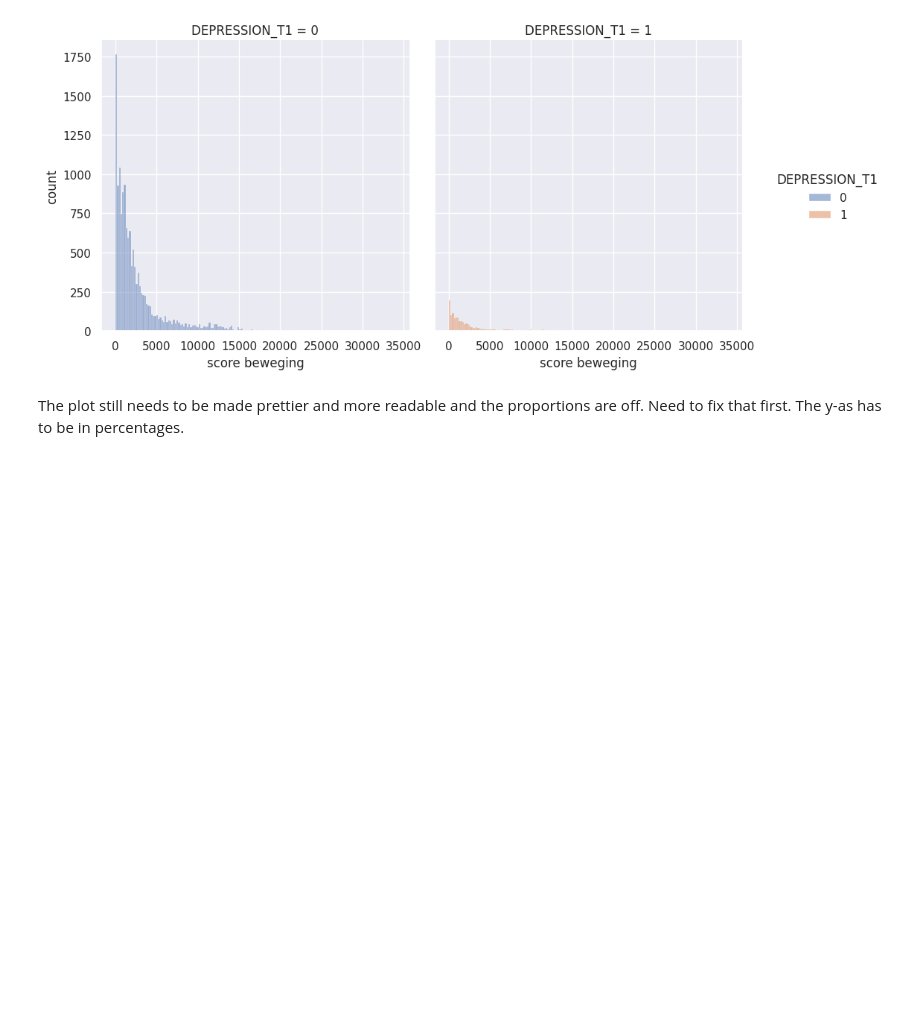
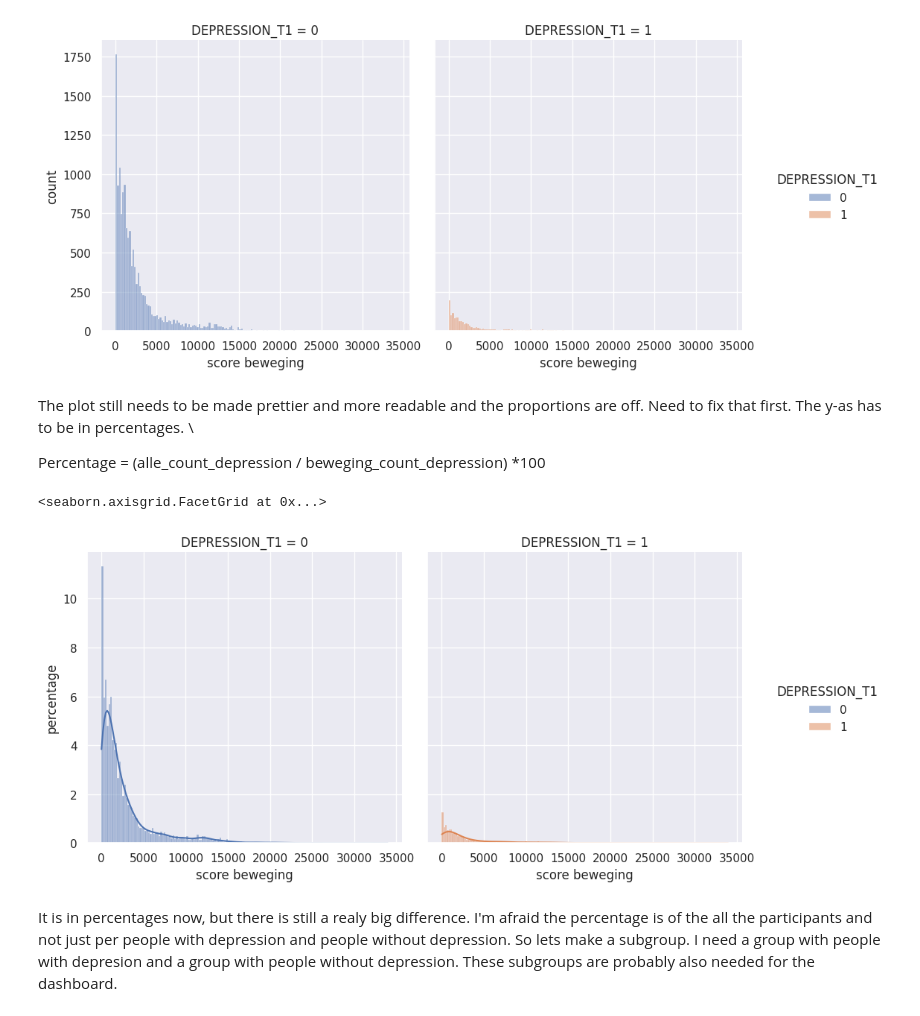
Before and after one commit to irisineke/Lifelines, a Jupyter notebook: logboek.ipynb, the cells around one changed output. Cells and saved outputs as stored; diff of their text form; code cells hidden in the pictures; blank space fills up the shorter version.

Commit message:
plot better now, made a config file

```diff
--- a/logboek.ipynb
+++ b/logboek.ipynb
@@ -168,4 +177,32 @@ plot.set(xlabel ="score beweging", ylabel = "count")
 <seaborn.axisgrid.FacetGrid at 0x...>
 [figure]
 # %% [markdown]
-The plot still needs to be made prettier and more readable and the proportions are off. Need to fix that first. The y-as has to be in percentages.
+The plot still needs to be made prettier and more readable and the proportions are off. Need to fix that first. The y-as has to be in percentages. \
+
+Percentage = (alle_count_depression / beweging_count_depression) *100
+# %%
+# trying histogram plot:
+sns.set_theme(style="darkgrid")
+df = data
+
+# new kolom 'SEX' from 'GENDER'
+# df["SEX"] = np.where(df["GENDER"] == 1, "Male", "Female")
+
+# this switches the plots so that the female plot is pink and the male plot is blue
+# hue_order = ["Male", "Female"]
+
+# making the plot
+plot = sns.displot(
+    df, x="SCOR_VAL", col="DEPRESSION_T1",
+    hue="DEPRESSION_T1", stat="percent", kde=True,)
+
+
+
+# add labels to the axis and title to the plot
+plot.set(xlabel ="score beweging", ylabel = "percentage")
+# %% [output]
+<seaborn.axisgrid.FacetGrid at 0x...>
+[figure, added]
+# %% [markdown]
+It is in percentages now, but there is still a realy big difference. I'm afraid the percentage is of the all the participants and not just per people with depression and people without depression.
+So lets make a subgroup. I need a group with people with depresion and a group with people without depression. These subgroups are probably also needed for the dashboard.
```
Also changed, not shown: parts of 4 cells of this notebook, 1 other file.
